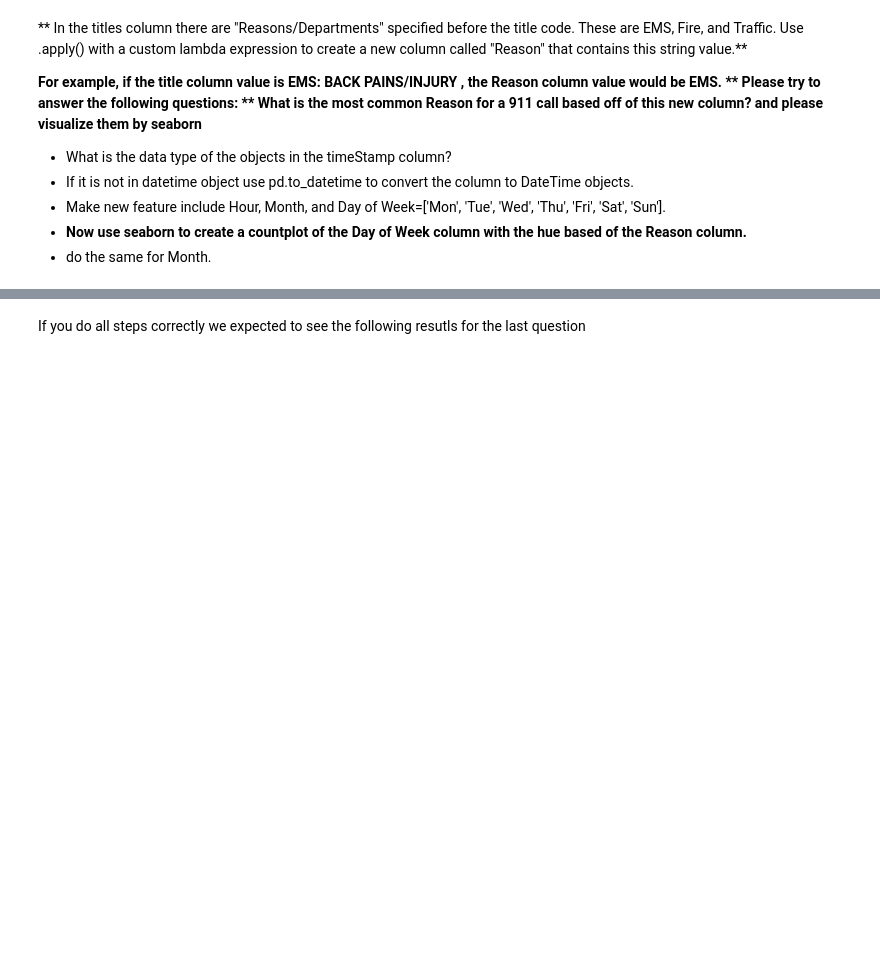
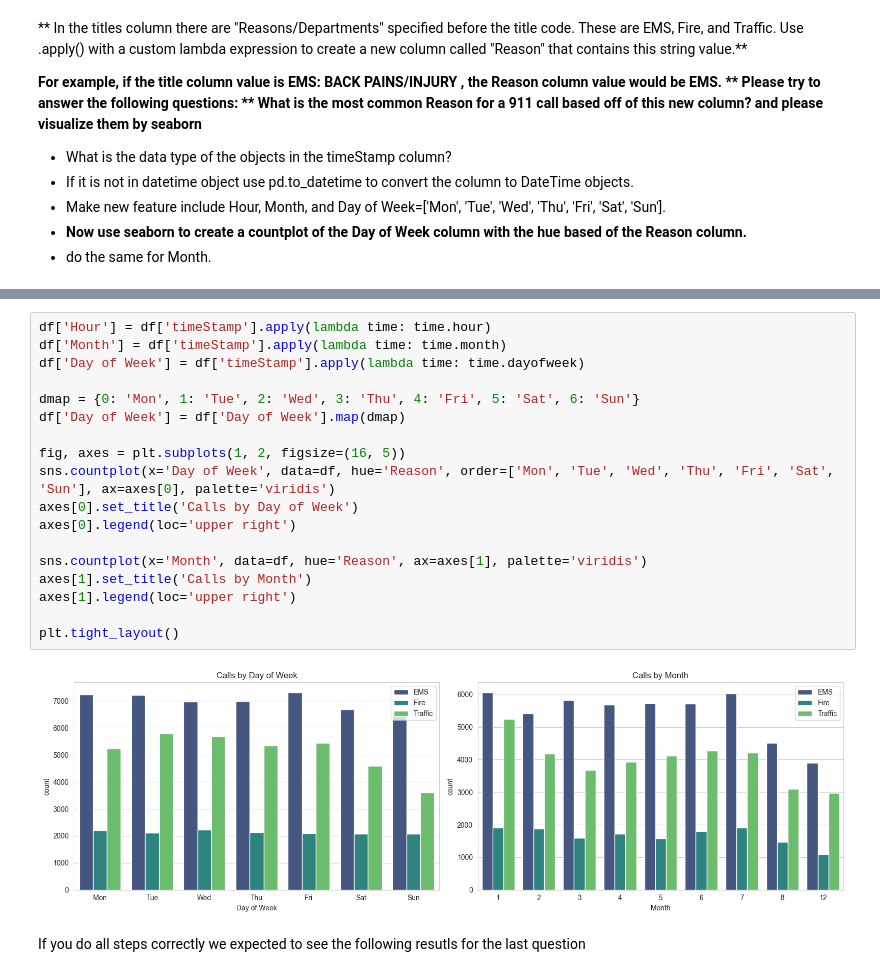
Before and after one commit to tersor/dat803, a Jupyter notebook: oppgave-01/01-911 Calls Data project.ipynb, the cells around one changed output, grey strips where cells are left out. Saved outputs shown, nothing was run; the diff lists cells and outputs as text; blank space fills up the shorter version.

```diff
--- a/oppgave-01/01-911 Calls Data project.ipynb
+++ b/oppgave-01/01-911 Calls Data project.ipynb
@@ -105,2 +129,22 @@ Please try to answer the following questions:
+# %%
+df['Hour'] = df['timeStamp'].apply(lambda time: time.hour)
+df['Month'] = df['timeStamp'].apply(lambda time: time.month)
+df['Day of Week'] = df['timeStamp'].apply(lambda time: time.dayofweek)
+
+dmap = {0: 'Mon', 1: 'Tue', 2: 'Wed', 3: 'Thu', 4: 'Fri', 5: 'Sat', 6: 'Sun'}
+df['Day of Week'] = df['Day of Week'].map(dmap)
+
+fig, axes = plt.subplots(1, 2, figsize=(16, 5))
+sns.countplot(x='Day of Week', data=df, hue='Reason', order=['Mon', 'Tue', 'Wed', 'Thu', 'Fri', 'Sat', 'Sun'], ax=axes[0], palette='viridis')
+axes[0].set_title('Calls by Day of Week')
+axes[0].legend(loc='upper right')
+
+sns.countplot(x='Month', data=df, hue='Reason', ax=axes[1], palette='viridis')
+axes[1].set_title('Calls by Month')
+axes[1].legend(loc='upper right')
+
+plt.tight_layout()
+# %% [output]
+[figure, added]
 # %% [markdown]
 If you do all steps correctly we expected to see the following resutls for the last question
```
Also changed, not shown: parts of 40 cells of this notebook, 1 other file.
